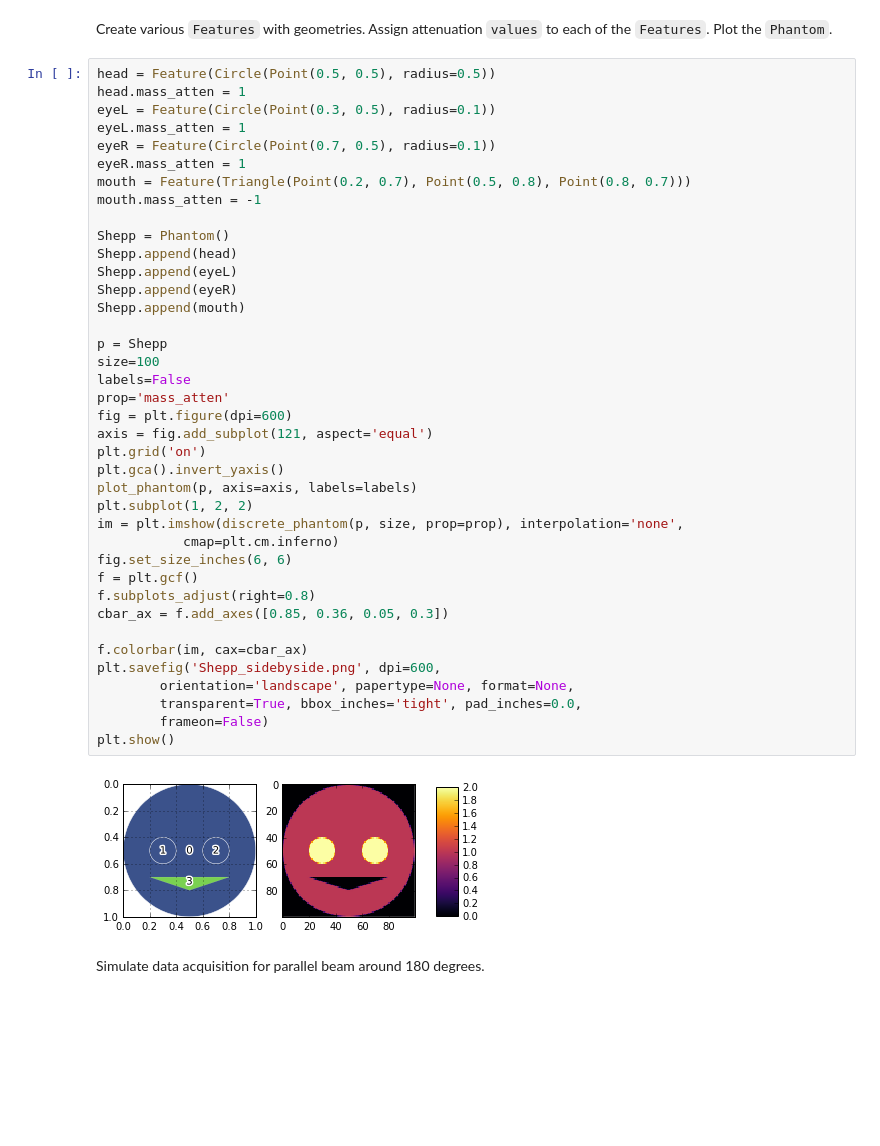
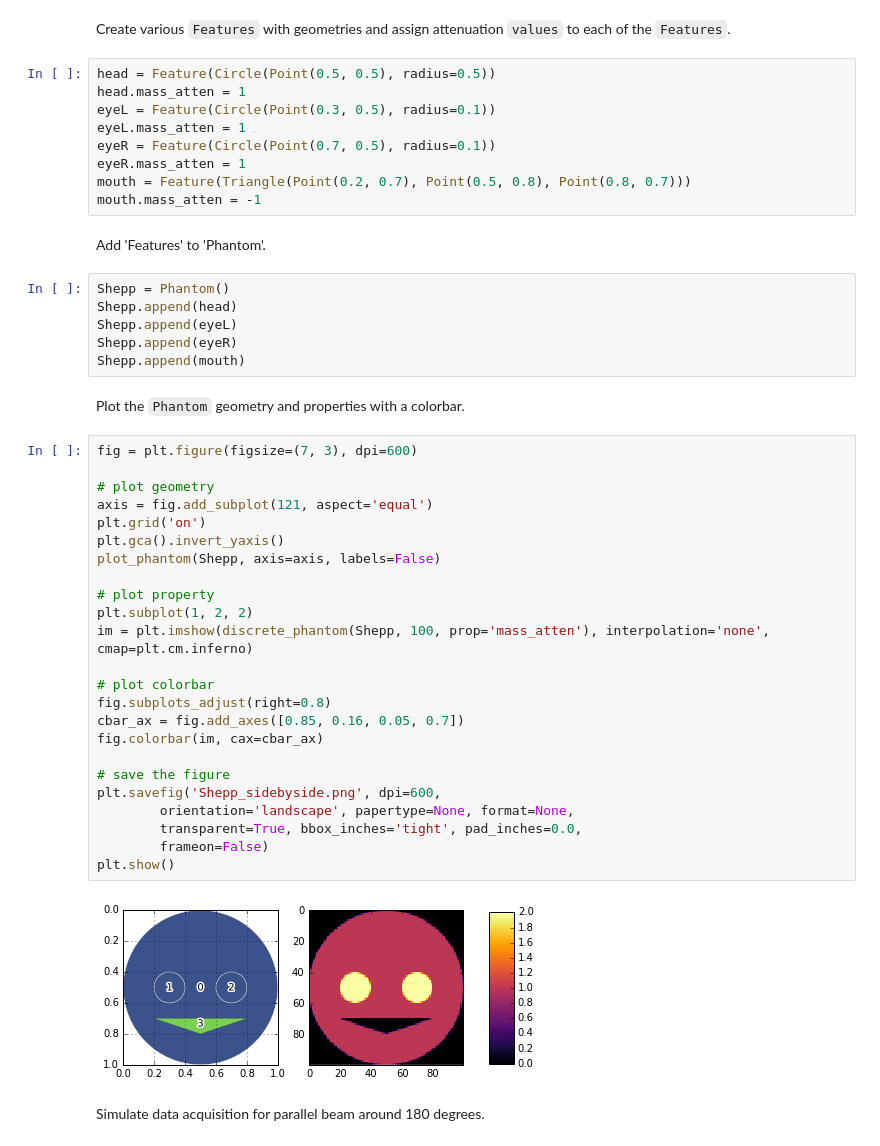
Before and after one commit to AdvancedPhotonSource/xdesign, a Jupyter notebook: docs/demos/Shepp.ipynb, the cells around one changed output. Drawn from its saved outputs; the diff is of its cells as text; blank space fills up the shorter version.

```diff
--- a/docs/demos/Shepp.ipynb
+++ b/docs/demos/Shepp.ipynb
@@ -9,46 +12,50 @@ from xdesign import *
 # %% [markdown]
-Create various `Features` with geometries. Assign attenuation `values` to each of the `Features`. Plot the `Phantom`.
+Create various `Features` with geometries and assign attenuation `values` to each of the `Features`.
+# %%
+head = Feature(Circle(Point(0.5, 0.5), radius=0.5))
+head.mass_atten = 1
+eyeL = Feature(Circle(Point(0.3, 0.5), radius=0.1))
+eyeL.mass_atten = 1
+eyeR = Feature(Circle(Point(0.7, 0.5), radius=0.1))
+eyeR.mass_atten = 1
+mouth = Feature(Triangle(Point(0.2, 0.7), Point(0.5, 0.8), Point(0.8, 0.7)))
+mouth.mass_atten = -1
+# %% [markdown]
+Add 'Features' to 'Phantom'.
+# %%
+Shepp = Phantom()
+Shepp.append(head)
+Shepp.append(eyeL)
+Shepp.append(eyeR)
+Shepp.append(mouth)
+# %% [markdown]
+Plot the `Phantom` geometry and properties with a colorbar.
 # %%
-head = Feature(Circle(Point(0.5, 0.5), radius=0.5))
-head.mass_atten = 1
-eyeL = Feature(Circle(Point(0.3, 0.5), radius=0.1))
-eyeL.mass_atten = 1
-eyeR = Feature(Circle(Point(0.7, 0.5), radius=0.1))
-eyeR.mass_atten = 1
-mouth = Feature(Triangle(Point(0.2, 0.7), Point(0.5, 0.8), Point(0.8, 0.7)))
-mouth.mass_atten = -1
+fig = plt.figure(figsize=(7, 3), dpi=600)
 
-Shepp = Phantom()
-Shepp.append(head)
-Shepp.append(eyeL)
-Shepp.append(eyeR)
-Shepp.append(mouth)
-
-p = Shepp
-size=100
-labels=False
-prop='mass_atten'
-fig = plt.figure(dpi=600)
+# plot geometry
 axis = fig.add_subplot(121, aspect='equal')
 plt.grid('on')
 plt.gca().invert_yaxis()
-plot_phantom(p, axis=axis, labels=labels)
+plot_phantom(Shepp, axis=axis, labels=False)
+
+# plot property
 plt.subplot(1, 2, 2)
-im = plt.imshow(discrete_phantom(p, size, prop=prop), interpolation='none',
-           cmap=plt.cm.inferno)
-fig.set_size_inches(6, 6)
-f = plt.gcf()
-f.subplots_adjust(right=0.8)
-cbar_ax = f.add_axes([0.85, 0.36, 0.05, 0.3])
+im = plt.imshow(discrete_phantom(Shepp, 100, prop='mass_atten'), interpolation='none', cmap=plt.cm.inferno)
 
-f.colorbar(im, cax=cbar_ax)
+# plot colorbar
+fig.subplots_adjust(right=0.8)
+cbar_ax = fig.add_axes([0.85, 0.16, 0.05, 0.7])
+fig.colorbar(im, cax=cbar_ax)
+
+# save the figure
 plt.savefig('Shepp_sidebyside.png', dpi=600,
         orientation='landscape', papertype=None, format=None,
         transparent=True, bbox_inches='tight', pad_inches=0.0,
         frameon=False)
 plt.show()
 # %% [output]
-[figure, old version]
+[figure, new version]
 # %% [markdown]
 Simulate data acquisition for parallel beam around 180 degrees.
 # %%
```
Also changed, not shown: parts of 6 cells of this notebook, 4 other files.
